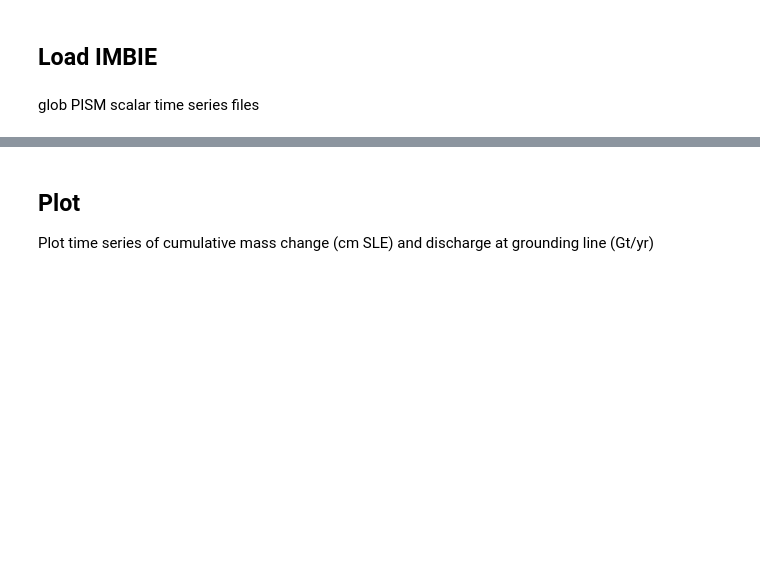
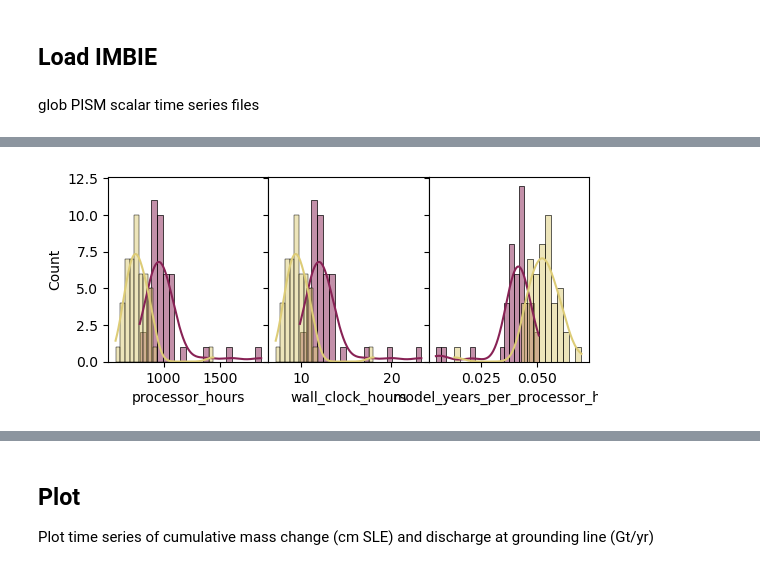
Before and after one commit to pism/pism-ragis, a Jupyter notebook: notebooks/ragis_scalar.ipynb, the cells around one changed output, grey strips where cells are left out. Saved outputs shown, nothing was run; the diff lists cells and outputs as text; code cells hidden in the pictures; blank space fills up the shorter version.

```diff
--- a/notebooks/ragis_scalar.ipynb
+++ b/notebooks/ragis_scalar.ipynb
@@ -50,0 +125,9 @@ Program finished in 2 seconds
+# %%
+e = experiments[0]["run_stats"]
+m_vars = e.columns
+fig, axs = plt.subplots(nrows=1, ncols=len(m_vars), sharey="row", figsize=[6.2, 2.4])
+fig.subplots_adjust(wspace=0)
+for m in range(len(experiments)):
+    [sns.histplot(data=experiments[m]["run_stats"], x=m_var, bins=21, kde=True, ax=axs[k], color=sim_colors[m]) for k, m_var in enumerate(m_vars)]
+# %% [output]
+[figure, added]
```
Also changed, not shown: parts of 25 cells of this notebook, 48 other files.
